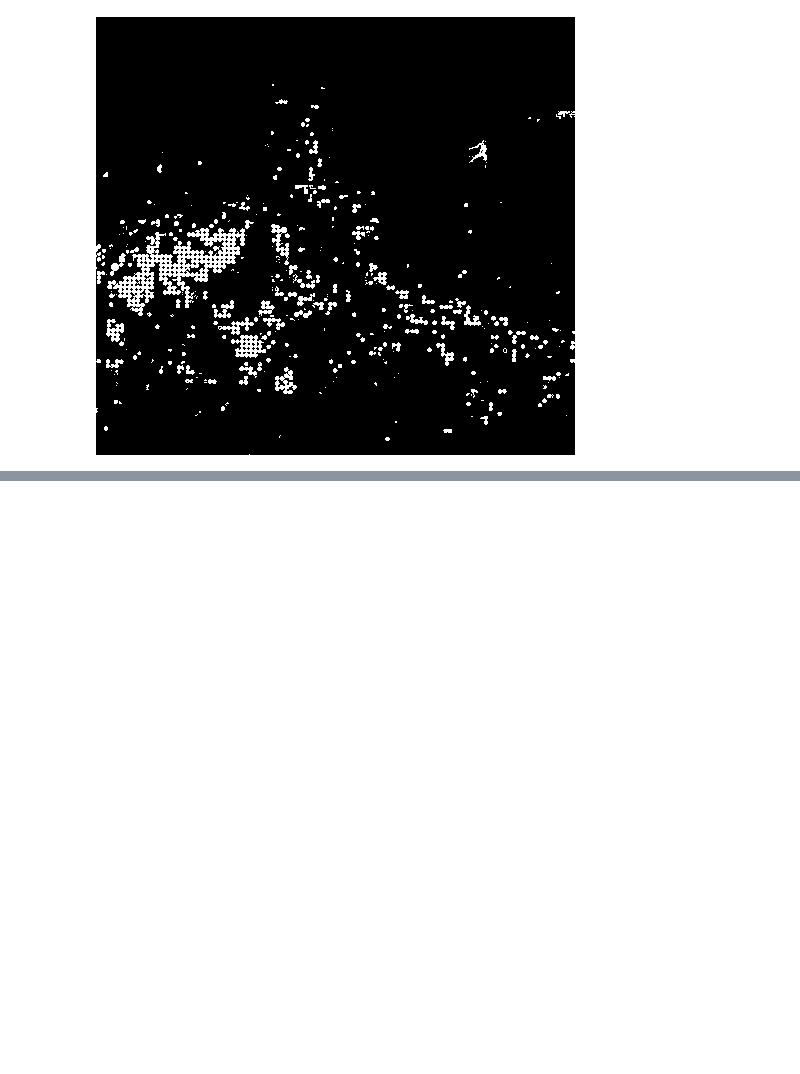
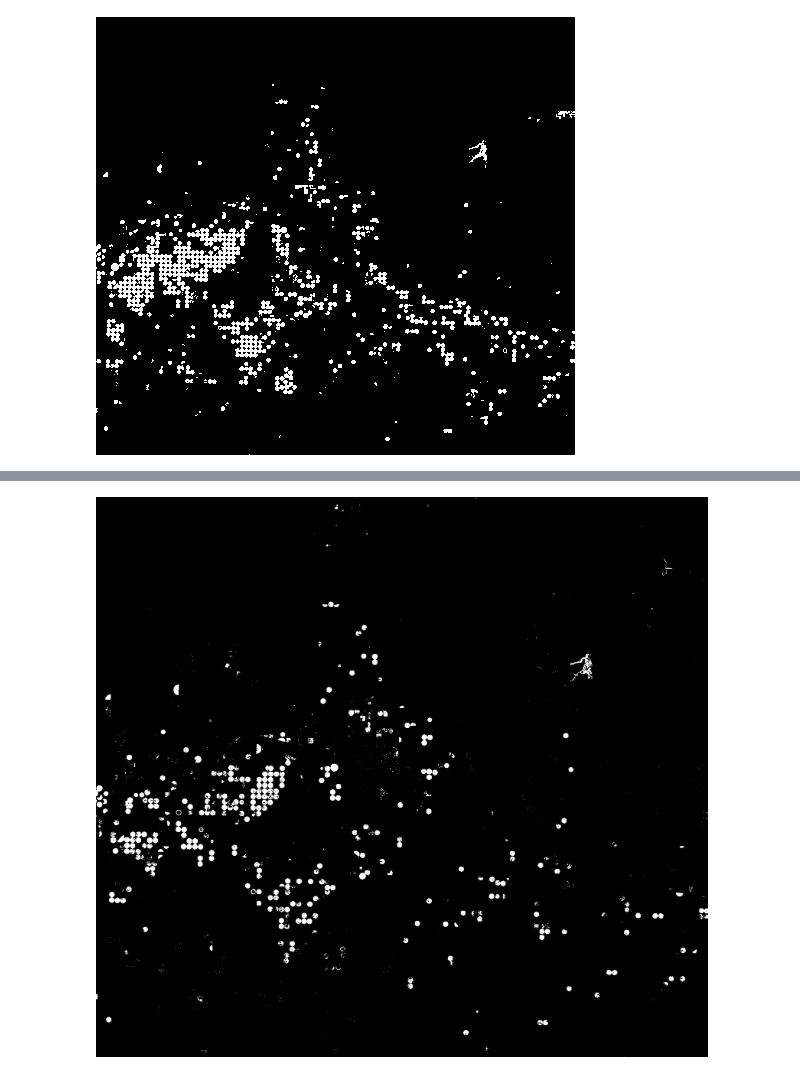
Before and after one commit to three0three5/course-work, a Jupyter notebook: code.ipynb, the cells around one changed output, grey strips where cells are left out. Cells and saved outputs as stored; diff of their text form; code cells hidden in the pictures; blank space fills up the shorter version.

```diff
--- a/code.ipynb
+++ b/code.ipynb
@@ -245,7 +215,7 @@ class SDTree:
     def fit(self, x, y, alpha=0.5, min_node_size=50):
         w, h = y.shape
         neighbourhood_graph = np.ones([w, h])
-        self.__root = self.__get_root(neighbourhood_graph, x, y, alpha, min_node_size)
+        self.__root = self.__get_root(neighbourhood_graph, x, y, alpha, min_node_size, neighbourhood_graph.sum() + 1)
 
     def predict(self, x):
         w, h = x[0].shape
@@ -261,9 +231,10 @@ class SDTree:
                 y_pred[i][j] = current_node.verdict
         return y_pred
 
-    def __get_root(self, neighbourhood_graph, x, y, alpha, min_node_size):
+    def __get_root(self, neighbourhood_graph, x, y, alpha, min_node_size, prev_size):
         if (neighbourhood_graph.sum() < min_node_size or
-                self.__is_homogeneous(neighbourhood_graph, y)):
+                self.__is_homogeneous(neighbourhood_graph, y) or
+                neighbourhood_graph.sum() == prev_size):
             total_sum = neighbourhood_graph.sum()
             verdict = ((neighbourhood_graph * y).sum() / total_sum) >= 0.5
             print("Leaf created! Quantities: ",
@@ -277,14 +248,10 @@ class SDTree:
         best_graph_1 = None
         best_graph_2 = None
         for i in range(len(x)):
-            print("Entering feature: ", i)
             feature_matrix = x[i]
-            feature_values = np.unique(feature_matrix.flatten())
-            q = 0
+            unique_size = min(feature_matrix.size, 25)
+            feature_values = np.random.choice(np.unique(feature_matrix.flatten()), unique_size)
             for feature_value in feature_values[:-1]:
-                if (q % 1000 == 0):
-                    print("Entering feature value ", q, " of ", len(feature_values))
-                q += 1
                 graph_1, graph_2 = self.__split(feature_value, neighbourhood_graph, feature_matrix)
                 inf_gain = self.__calculate_information_gain(graph_1, graph_2, y)
                 nsar = self.__calculate_nsar(neighbourhood_graph, graph_1, graph_2, y)
@@ -296,9 +263,15 @@ class SDTree:
                     best_graph_1 = graph_1
                     best_graph_2 = graph_2
         current_node = Node(neighbourhood_graph, best_threshold, best_feature_number)
-        print("Node created! Feature: ", best_feature_number, ", threshold: ", best_threshold)
-        current_node.left_node = self.__get_root(best_graph_1, x, y, alpha, min_node_size)
-        current_node.right_node = self.__get_root(best_graph_2, x, y, alpha, min_node_size)
+        print("Node created! Feature: ",
+              best_feature_number,
+              ", threshold: ",
+              best_threshold,
+              ", size: ",
+              neighbourhood_graph.sum())
+        prev_size = neighbourhood_graph.sum()
+        current_node.left_node = self.__get_root(best_graph_1, x, y, alpha, min_node_size, prev_size)
+        current_node.right_node = self.__get_root(best_graph_2, x, y, alpha, min_node_size, prev_size)
         return current_node
 
     def __calculate_nsar(self, neighbourhood_graph, graph_1, graph_2, y):
@@ -485,6 +458,5 @@ Image.fromarray(data)
 [figure]
 # %%
 sdtree = SDTree()
-sdtree.fit(n_features, data, min_node_size = 500)
-y_pred = sdtree.predict(features)
+sdtree.fit(n_features, data, min_node_size = 1500)
 # %% [output]
@@ -497,0 +482,4 @@ KeyboardInterrupt:
+# %%
+Image.fromarray(y_pred.astype(bool))
+# %% [output]
+[figure, added]
```
Also changed, not shown: parts of 12 cells of this notebook.
